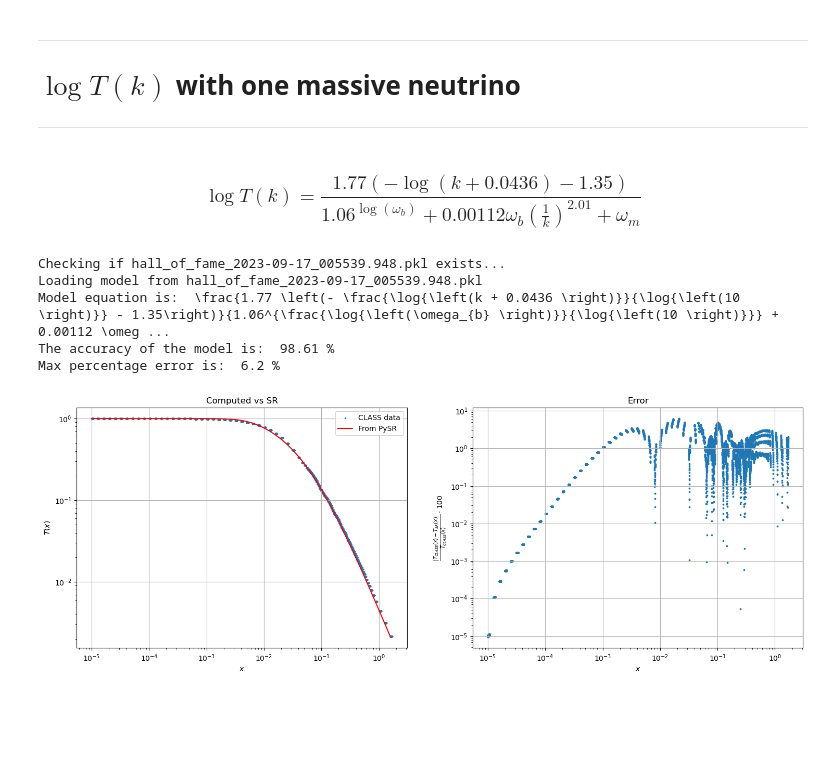
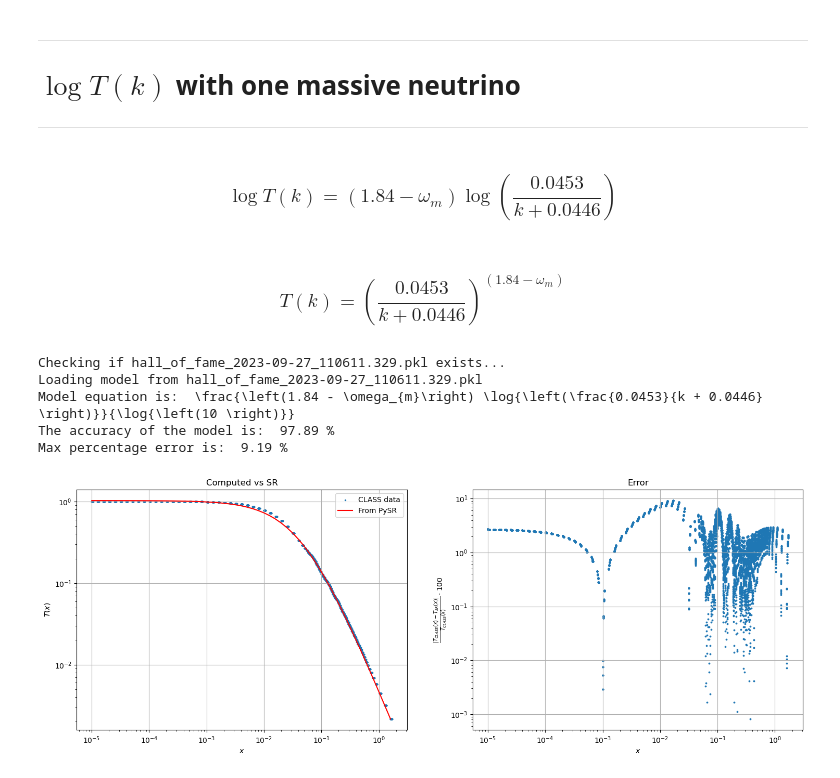
Before and after one commit to farocrown/Simreg, a Jupyter notebook: sr_tf_graphs.ipynb, the cells around one changed output. Saved outputs shown, nothing was run; the diff lists cells and outputs as text; code cells hidden in the pictures; blank space fills up the shorter version.

```diff
--- a/sr_tf_graphs.ipynb
+++ b/sr_tf_graphs.ipynb
@@ -180,7 +205,7 @@ tf2 = pd.read_csv('TF_64.csv')
 k2 = (tf2['k (h/Mpc)']).values
 z2 = (tf2['k (h/Mpc)']/tf2['omega_m']).values
 x2 = (tf2['x'].values).reshape(-1,1)
-y2 = pd.DataFrame({'k': tf2['k (h/Mpc)'], 'omega_b': tf2['omega_b'],'omega_m': tf2['omega_m']})
+y2 = pd.DataFrame({'k': tf2['k (h/Mpc)'], 'omega_b': tf2['omega_b'],'omega_m': tf2['omega_m'],'omega_nu': tf2['omega_nu']})
 T2 = (tf2['T(k)']).values
 logT2 = (tf2['log10(T(k))']).values
 # %%
@@ -259,14 +293,16 @@ Max percentage error is:  59.08 %
 ----
 # $\log T(k)$ with one massive neutrino
 ----
-# %% [markdown]
-### $$ \log T(k) = \frac{1.77 \left(- \log{\left(k + 0.0436 \right)} - 1.35\right)}{1.06^{\log{\left(\omega_{b} \right)}} + 0.00112 \omega_{b} \left(\frac{1}{k}\right)^{2.01} + \omega_{m}} $$
+# %% [markdown]
+### $$ \log T(k) = \left(1.84 - \omega_{m}\right) \log{\left(\frac{0.0453}{k + 0.0446} \right)} $$
+# %% [markdown]
+### $$T(k) = \left(\frac{0.0453}{k + 0.0446} \right)^{\left(1.84 - \omega_{m}\right)}$$
 # %%
-bran2log(k2,y2,T2,'hall_of_fame_2023-09-17_005539.948.pkl')
+bran2log(k2,y2,T2,'hall_of_fame_2023-09-27_110611.329.pkl')
 # %% [output]
-Checking if hall_of_fame_2023-09-17_005539.948.pkl exists...
-Loading model from hall_of_fame_2023-09-17_005539.948.pkl
-Model equation is:  \frac{1.77 \left(- \frac{\log{\left(k + 0.0436 \right)}}{\log{\left(10 \right)}} - 1.35\right)}{1.06^{\frac{\log{\left(\omega_{b} \right)}}{\log{\left(10 \right)}}} + 0.00112 \omeg ...
-The accuracy of the model is:  98.61 %
-Max percentage error is:  6.2 %
+Checking if hall_of_fame_2023-09-27_110611.329.pkl exists...
+Loading model from hall_of_fame_2023-09-27_110611.329.pkl
+Model equation is:  \frac{\left(1.84 - \omega_{m}\right) \log{\left(\frac{0.0453}{k + 0.0446} \right)}}{\log{\left(10 \right)}}
+The accuracy of the model is:  97.89 %
+Max percentage error is:  9.19 %
-[figure, old version]
+[figure, new version]
```
Also changed, not shown: parts of 5 cells of this notebook, 3 other files.
